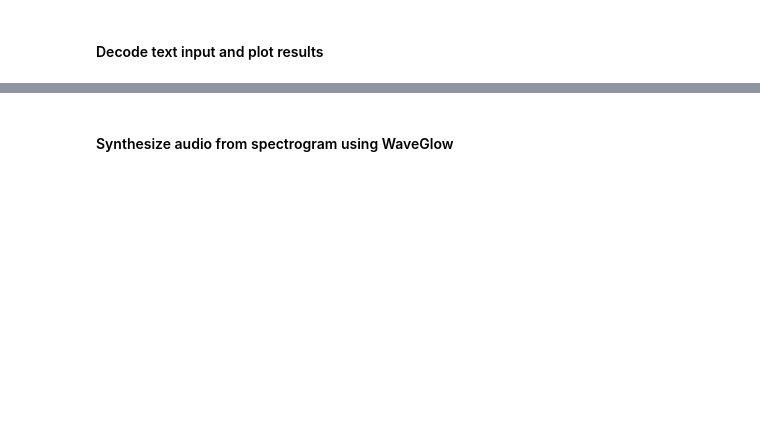
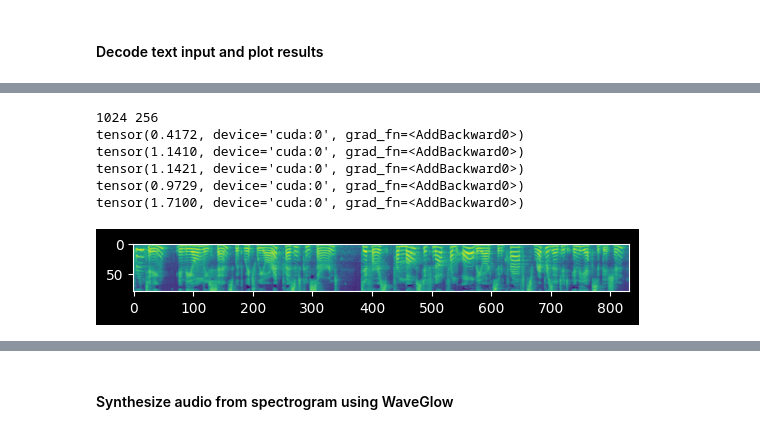
Before and after one commit to TrevorAshby/ProSS, a Jupyter notebook: src/ProSS/model/inference.ipynb, the cells around one changed output, grey strips where cells are left out. Drawn from its saved outputs; the diff is of its cells as text; code cells hidden in the pictures; blank space fills up the shorter version.

```diff
--- a/src/ProSS/model/inference.ipynb
+++ b/src/ProSS/model/inference.ipynb
@@ -101 +157,60 @@ plot_data((mel_outputs.float().data.cpu().numpy()[0],
+# %%
+mel = get_mel('../datasets/LJSpeech-1.1/wavs/LJ001-0001.wav')
+#print(mel)
+#print(mel.shape)
+plt.imshow(mel)
+txt = get_text("Printing, in the only sense with which we are at present concerned, differs from most if not from all the arts and crafts represented in the Exhibition|Printing, in the only sense with which we are at present concerned, differs from most if not from all the arts and crafts represented in the Exhibition.")
+#print(txt)
+from torch.utils.data import DataLoader
+from tacotron2.data_utils import TextMelLoader, TextMelCollate
+
+hparams["batch_size"] = 1
+
+trainset = TextMelLoader('../datasets/LJSpeech-1.1/metadata.csv', hparams)
+collate_fn = TextMelCollate(hparams["n_frames_per_step"])
+
+train_loader = DataLoader(trainset, num_workers=1, shuffle=False,
+                            sampler=None,
+                            batch_size=hparams["batch_size"], pin_memory=False,
+                            drop_last=True, collate_fn=collate_fn)
+#for i, b in enumerate(train_loader):
+#    print(b)
+#    break
+
+#data = (txt, mel)
+#x, y = model.parse_batch(b)
+#y_pred = model(x)
+#print(y)
+#plot_data((y_pred[0].float().data.cpu().numpy()[0],
+#           y_pred[1].float().data.cpu().numpy()[0],
+#           y_pred[3].float().data.cpu().numpy()[0].T))
+model.train()
+from tacotron2.loss_function import Tacotron2Loss
+criterion = Tacotron2Loss()
+optimizer = torch.optim.Adam(model.parameters(), lr=0.001,
+                                weight_decay=hparams["weight_decay"])
+
+for i in range(5):
+    loss = 0
+    for i, b in enumerate(train_loader):
+        x, y = model.parse_batch(b)
+        y_pred = model(x)
+
+        #plot_data((mel_outputs.float().data.cpu().numpy()[0],
+        #        mel_outputs_postnet.float().data.cpu().numpy()[0],
+        #        alignments.float().data.cpu().numpy()[0].T))
+
+        loss = criterion(y_pred, y)
+        print(loss)
+        loss.backward()
+        optimizer.step()
+        break
+# %% [output]
+1024 256
+tensor(0.4172, device='cuda:0', grad_fn=<AddBackward0>)
+tensor(1.1410, device='cuda:0', grad_fn=<AddBackward0>)
+tensor(1.1421, device='cuda:0', grad_fn=<AddBackward0>)
+tensor(0.9729, device='cuda:0', grad_fn=<AddBackward0>)
+tensor(1.7100, device='cuda:0', grad_fn=<AddBackward0>)
+[figure, added]
 # %%
```
Also changed, not shown: parts of 17 cells of this notebook, 39 other files.
